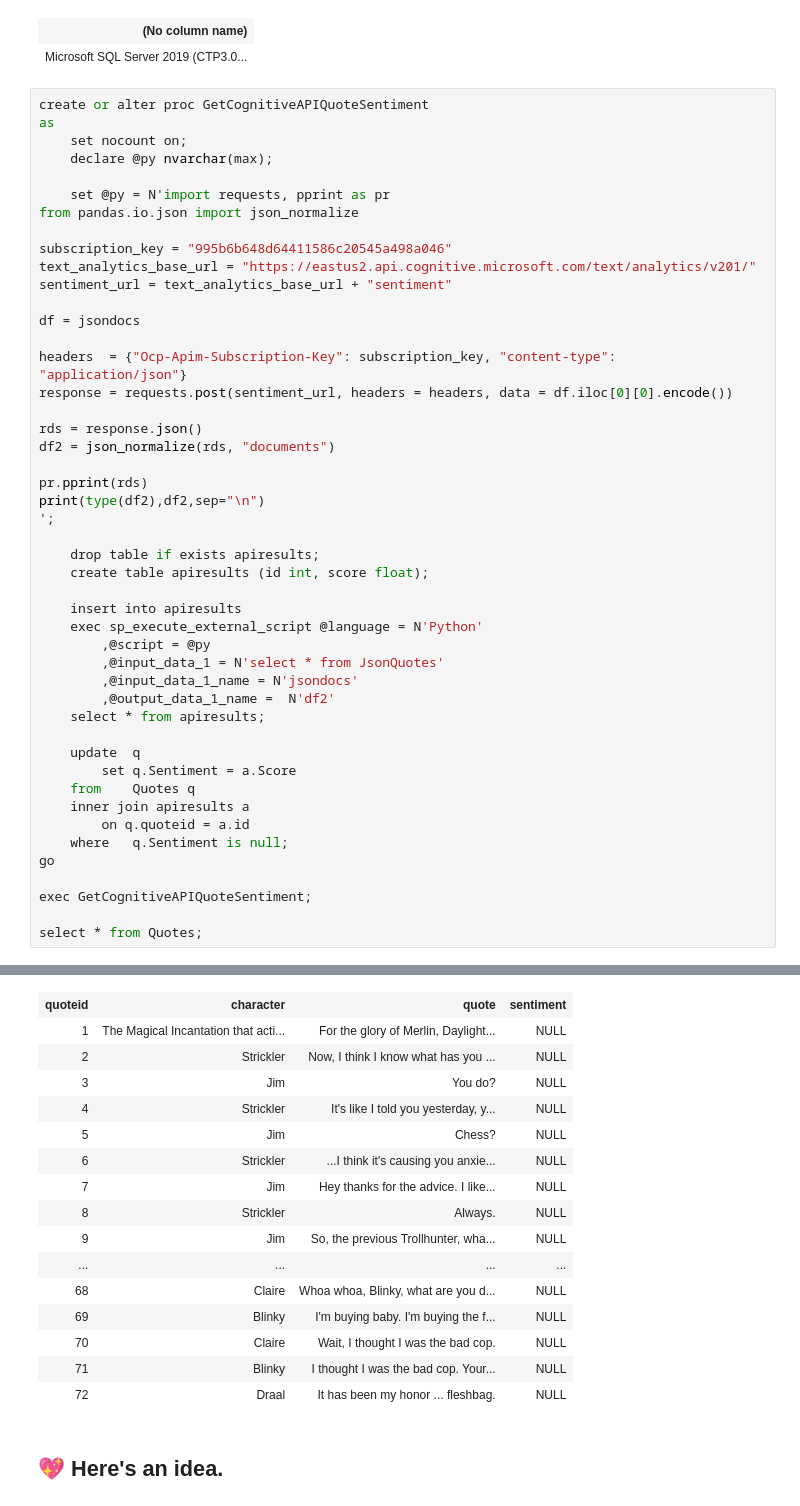
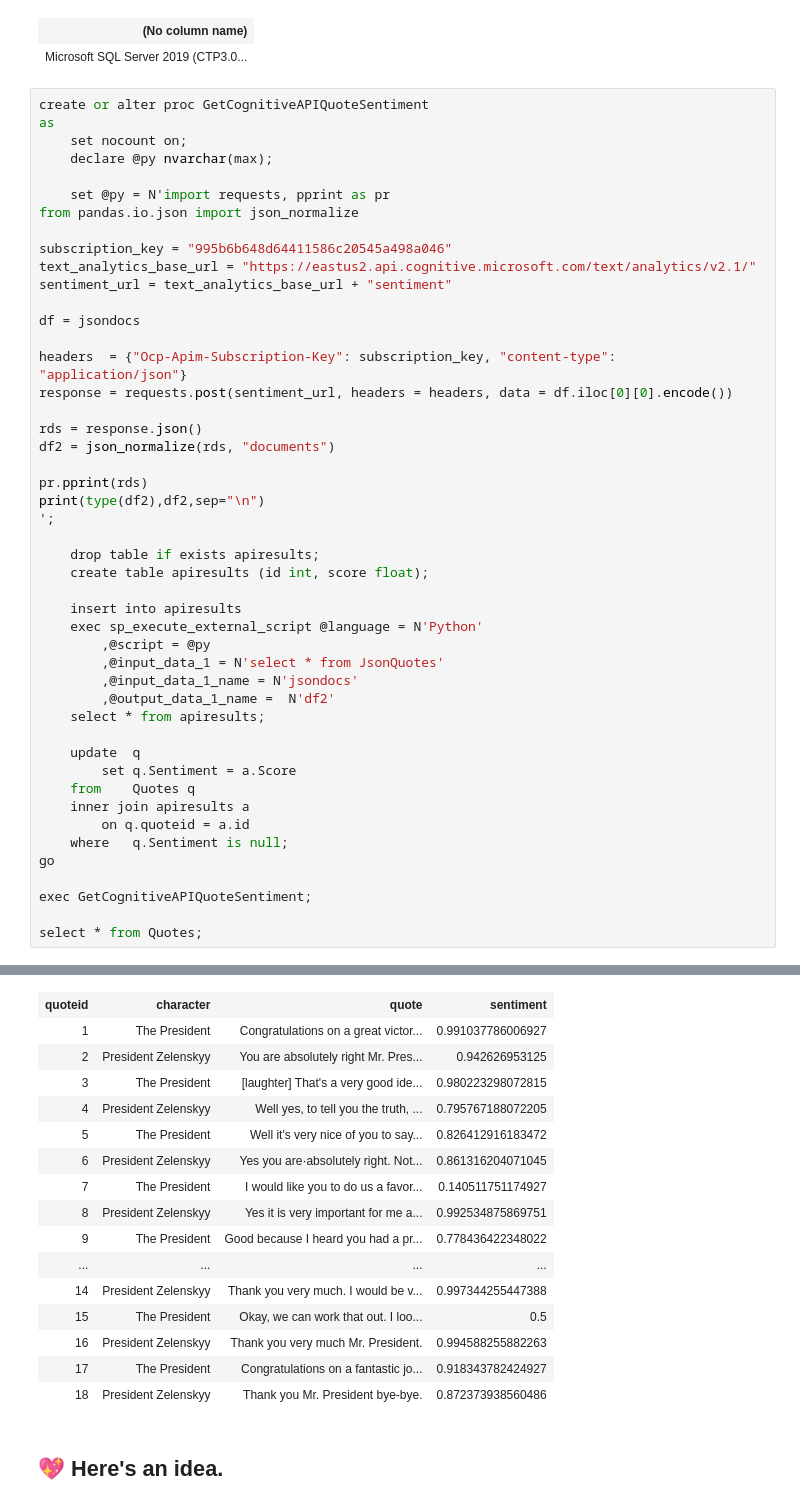
Before and after one commit to hfleitas/Pixies, a Jupyter notebook: TrumpUkraine.ipynb, the cells around one changed output, grey strips where cells are left out. Cells and saved outputs as stored; diff of their text form.

```diff
--- a/TrumpUkraine.ipynb
+++ b/TrumpUkraine.ipynb
@@ -93,7 +93,7 @@ as
 from pandas.io.json import json_normalize
 
 subscription_key = "995b6b648d64411586c20545a498a046"
-text_analytics_base_url = "https://eastus2.api.cognitive.microsoft.com/text/analytics/v201/"
+text_analytics_base_url = "https://eastus2.api.cognitive.microsoft.com/text/analytics/v2.1/"
 sentiment_url = text_analytics_base_url + "sentiment"
 
 df = jsondocs
@@ -140,19 +153,19 @@ Total execution time: 00:00:02.041
 | quoteid | character | quote | sentiment |
-| 1 | The Magical Incantation that acti... | For the glory of Merlin, Daylight... | NULL |
-| 2 | Strickler | Now, I think I know what has you ... | NULL |
-| 3 | Jim | You do? | NULL |
-| 4 | Strickler | It's like I told you yesterday, y... | NULL |
-| 5 | Jim | Chess? | NULL |
-| 6 | Strickler | ...I think it's causing you anxie... | NULL |
-| 7 | Jim | Hey thanks for the advice. I like... | NULL |
-| 8 | Strickler | Always. | NULL |
-| 9 | Jim | So, the previous Trollhunter, wha... | NULL |
+| 1 | The President | Congratulations on a great victor... | 0.991037786006927 |
+| 2 | President Zelenskyy | You are absolutely right Mr. Pres... | 0.942626953125 |
+| 3 | The President | [laughter] That's a very good ide... | 0.980223298072815 |
+| 4 | President Zelenskyy | Well yes, to tell you the truth, ... | 0.795767188072205 |
+| 5 | The President | Well it's very nice of you to say... | 0.826412916183472 |
+| 6 | President Zelenskyy | Yes you are·absolutely right. Not... | 0.861316204071045 |
+| 7 | The President | I would like you to do us a favor... | 0.140511751174927 |
+| 8 | President Zelenskyy | Yes it is very important for me a... | 0.992534875869751 |
+| 9 | The President | Good because I heard you had a pr... | 0.778436422348022 |
 | ... | ... | ... | ... |
-| 68 | Claire | Whoa whoa, Blinky, what are you d... | NULL |
-| 69 | Blinky | I'm buying baby. I'm buying the f... | NULL |
-| 70 | Claire | Wait, I thought I was the bad cop. | NULL |
-| 71 | Blinky | I thought I was the bad cop. Your... | NULL |
-| 72 | Draal | It has been my honor ... fleshbag. | NULL |
+| 14 | President Zelenskyy | Thank you very much. I would be v... | 0.997344255447388 |
+| 15 | The President | Okay, we can work that out. I loo... | 0.5 |
+| 16 | President Zelenskyy | Thank you very much Mr. President. | 0.994588255882263 |
+| 17 | The President | Congratulations on a fantastic jo... | 0.918343782424927 |
+| 18 | President Zelenskyy | Thank you Mr. President bye-bye. | 0.872373938560486 |
 # %% [markdown]
 ## 💖 Here's an idea.
 # %%
```
Also changed, not shown: parts of 4 cells of this notebook.
